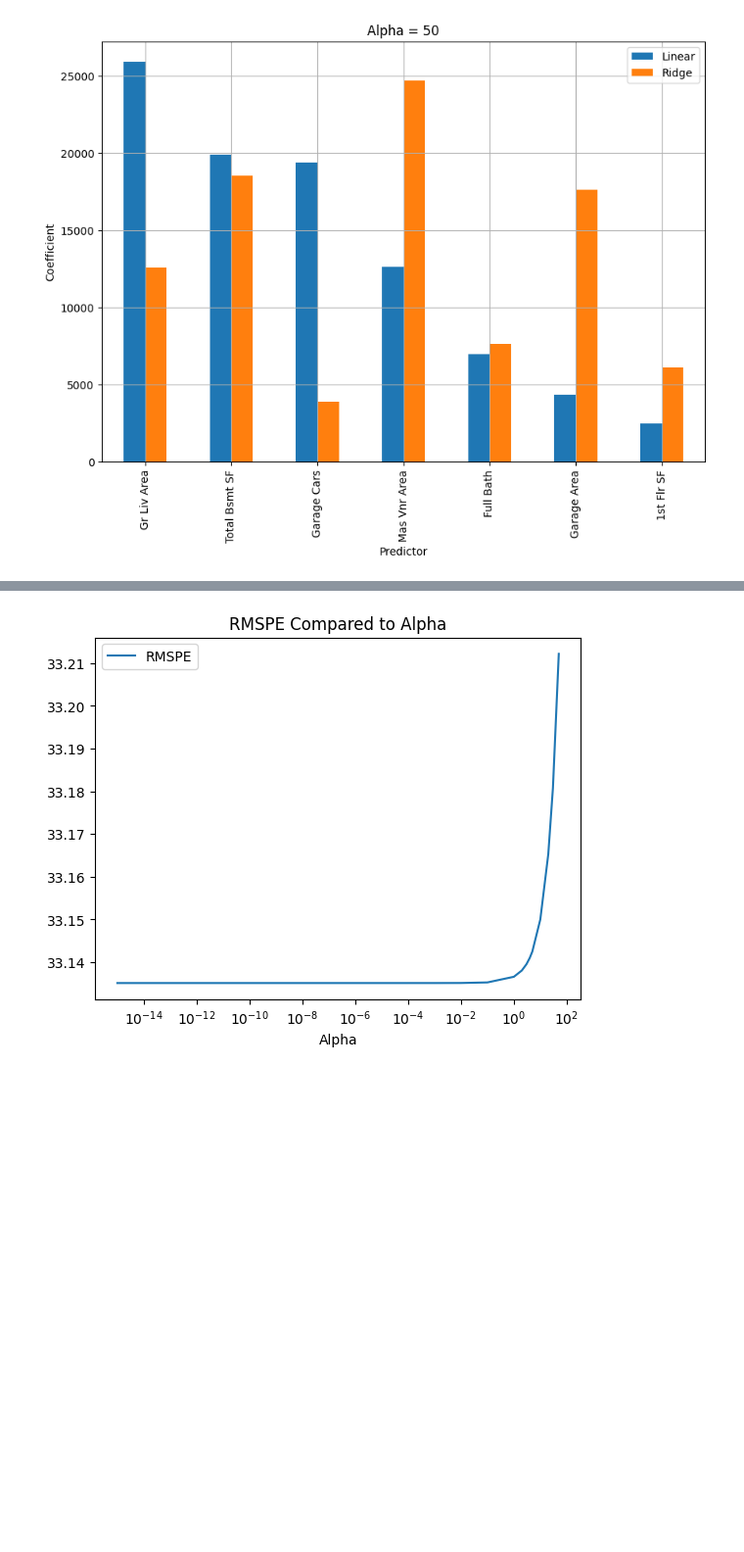
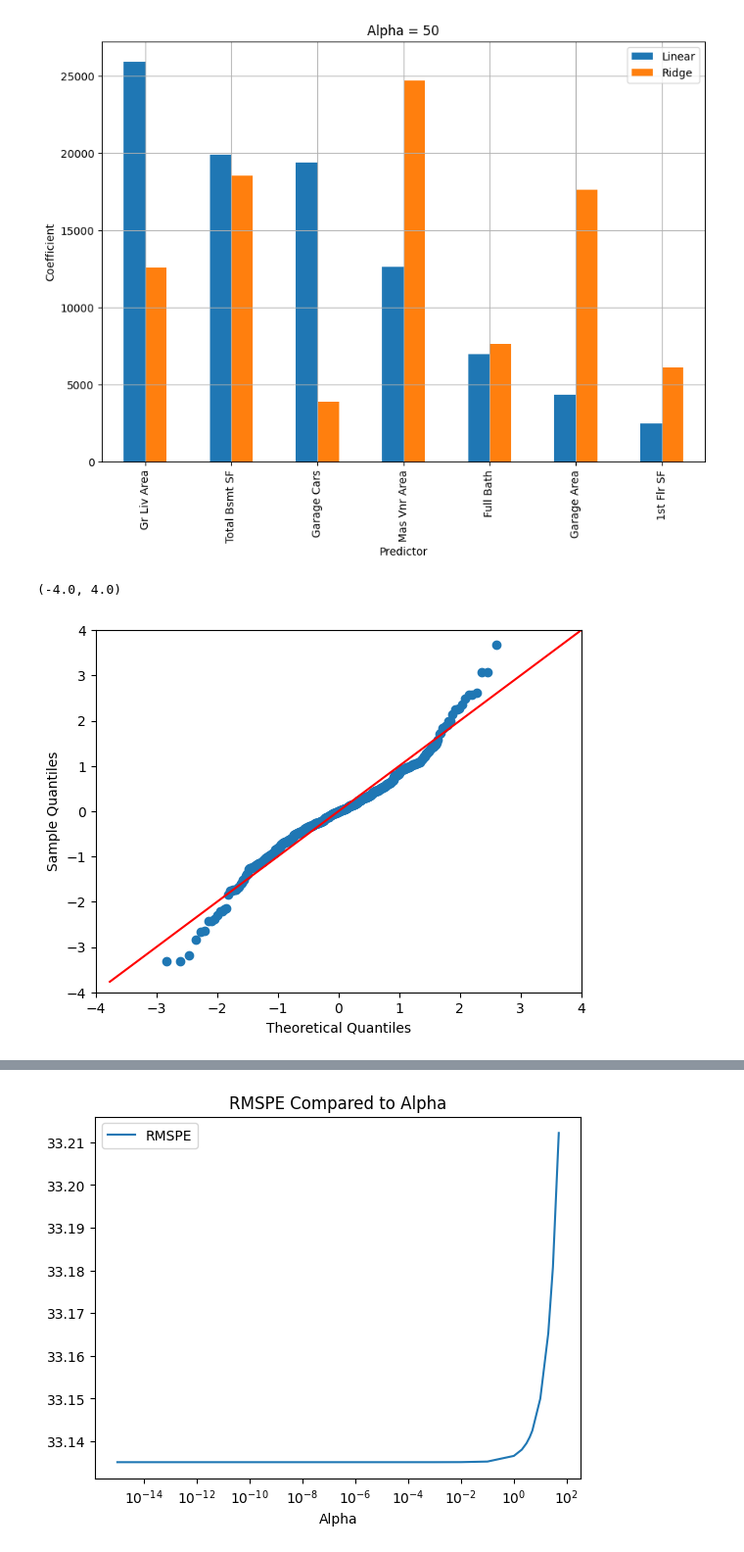
Before and after one commit to lisabortiz/Data-Science-Portfolio, a Jupyter notebook: Project_2/Project_2_Housing_Description_for_Students.ipynb, the cells around one changed output, grey strips where cells are left out. Shown at 98% size. Drawn from its saved outputs; the diff is of its cells as text; code cells hidden in the pictures; blank space fills up the shorter version.

```diff
--- a/Project_2/Project_2_Housing_Description_for_Students.ipynb
+++ b/Project_2/Project_2_Housing_Description_for_Students.ipynb
@@ -762,3 +780,12 @@ ax.set_ylabel('Coefficient')
 plt.grid()
 # %% [output]
 [figure]
+# %%
+# QQ Plot - Residuals are normally distributed
+res = y_test - y_pred
+sm.qqplot(res, fit=True, line="45") ;
+plt.xlim(-4, 4)
+plt.ylim(-4, 4)
+# %% [output]
+(-4.0, 4.0)
+[figure, added]
```
Also changed, not shown: parts of 17 cells of this notebook.
